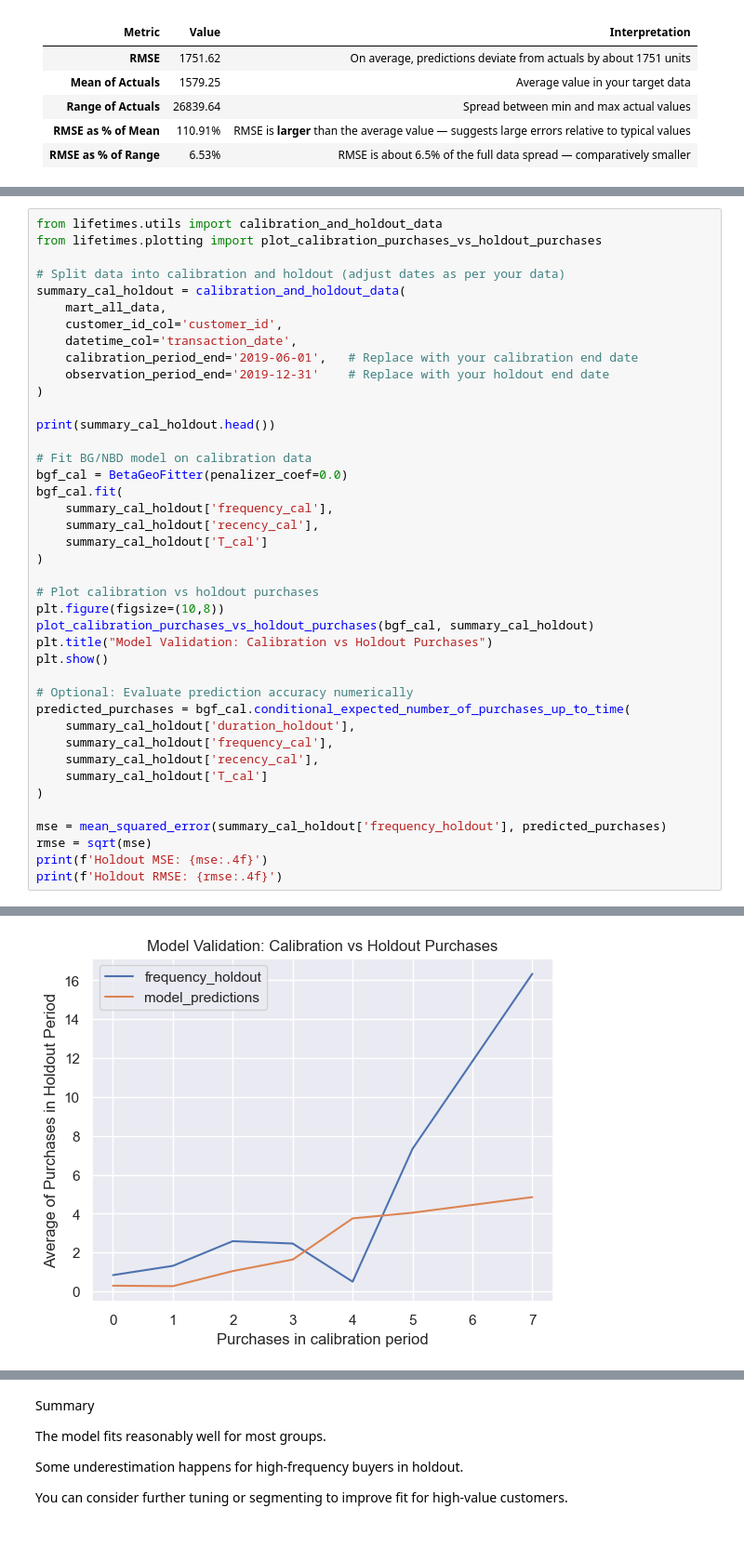
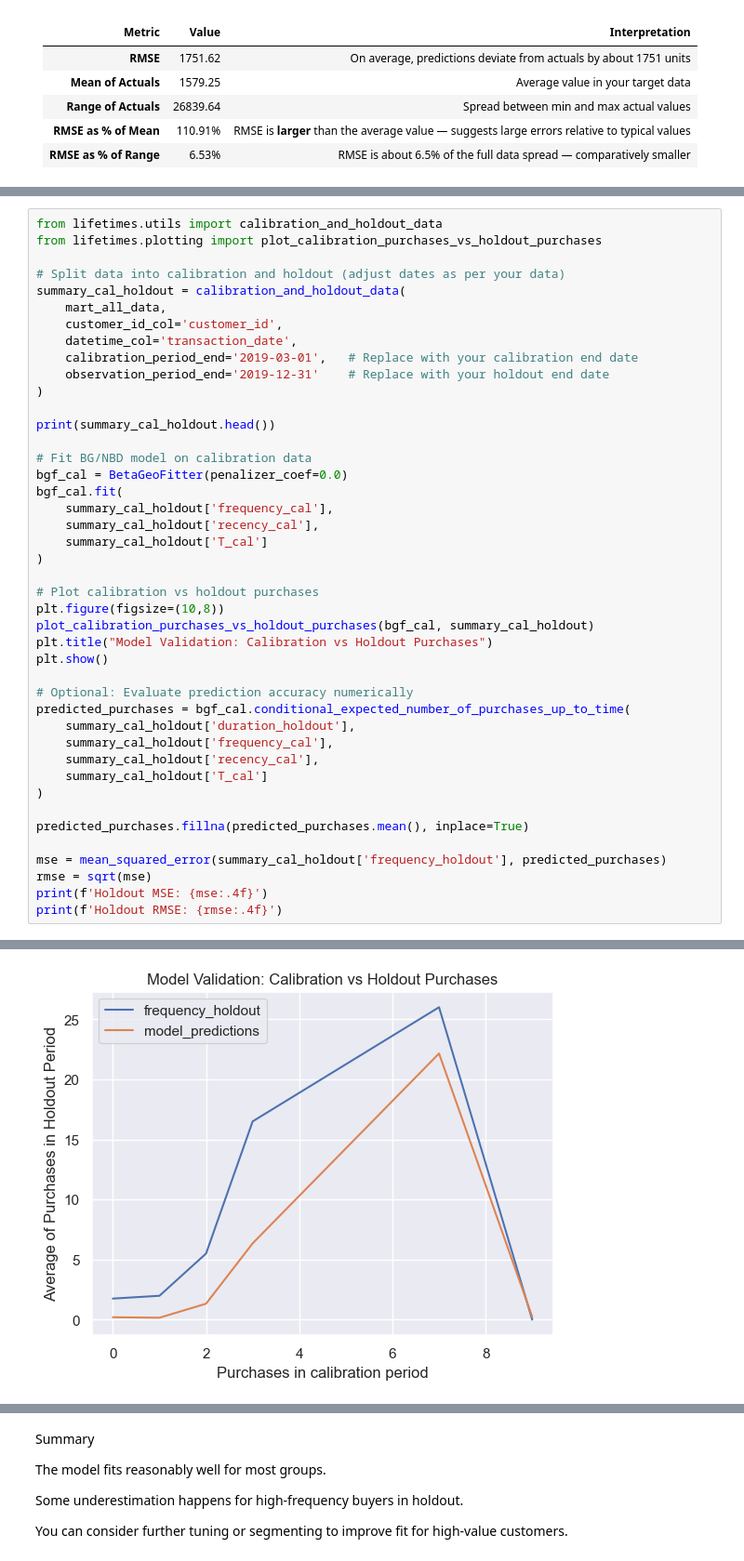
Before and after one commit to CGrainger1/LTV-Capstone-Project, a Jupyter notebook: Step_19_Model_LTV.ipynb, the cells around one changed output, grey strips where cells are left out. Shown: that part at 93% size. Saved outputs shown, nothing was run; the diff lists cells and outputs as text.

```diff
--- a/Step_19_Model_LTV.ipynb
+++ b/Step_19_Model_LTV.ipynb
@@ -248,7 +246,7 @@ summary_cal_holdout = calibration_and_holdout_data(
     mart_all_data,
     customer_id_col='customer_id',
     datetime_col='transaction_date',
-    calibration_period_end='2019-06-01',   # Replace with your calibration end date
+    calibration_period_end='2019-03-01',   # Replace with your calibration end date
     observation_period_end='2019-12-31'    # Replace with your holdout end date
 )
 
@@ -276,6 +274,8 @@ predicted_purchases = bgf_cal.conditional_expected_number_of_purchases_up_to_tim
     summary_cal_holdout['T_cal']
 )
 
+predicted_purchases.fillna(predicted_purchases.mean(), inplace=True)
+
 mse = mean_squared_error(summary_cal_holdout['frequency_holdout'], predicted_purchases)
 rmse = sqrt(mse)
 print(f'Holdout MSE: {mse:.4f}')
@@ -299,2 +299,2 @@ customer_id
 <Figure size 1000x800 with 0 Axes>
-[figure, old version]
+[figure, new version]
```
Also changed, not shown: parts of 10 cells of this notebook.
